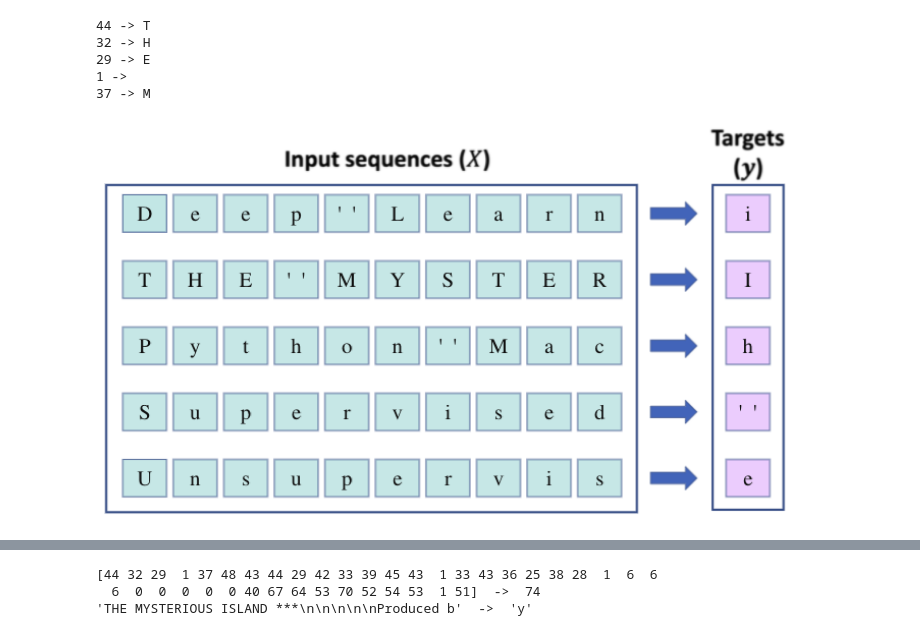
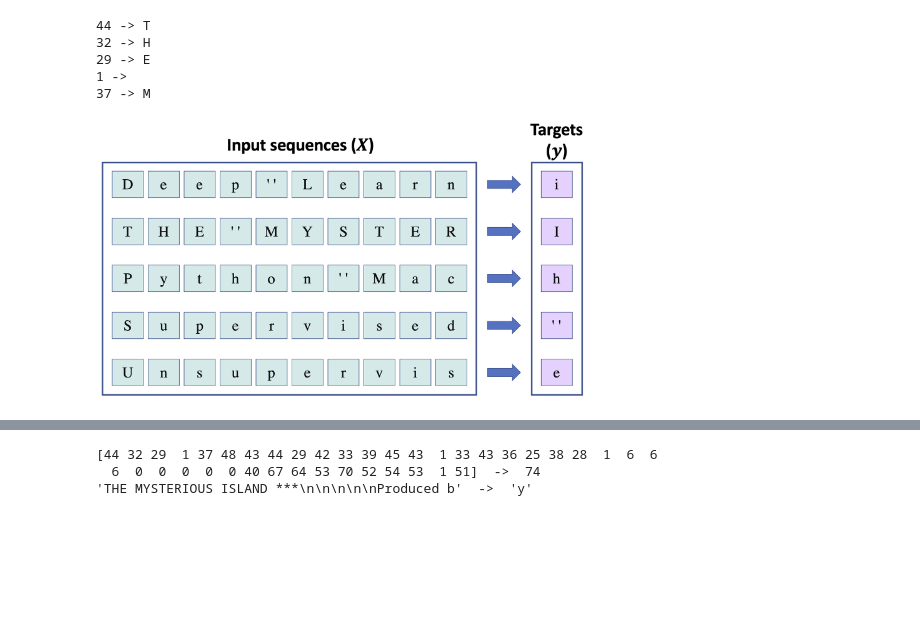
Before and after one commit to rasbt/machine-learning-book, a Jupyter notebook: ch15/ch15_part3.ipynb, the cells around one changed output, grey strips where cells are left out. Drawn from its saved outputs; the diff is of its cells as text; code cells hidden in the pictures; blank space fills up the shorter version.

Commit message:
replace outdated figures in ch15 notbooks

```diff
--- a/ch15/ch15_part3.ipynb
+++ b/ch15/ch15_part3.ipynb
@@ -94,7 +94,7 @@ for ex in text_encoded[:5]:
 1 ->
 37 -> M
 # %%
-Image(filename='figures/15_13.png', width=700)
+Image(filename='figures/15_13.png', width=500)
 # %% [output]
-[figure, old version]
+[figure, new version]
 # %%
```
Also changed, not shown: parts of 8 cells of this notebook, 11 other files.
